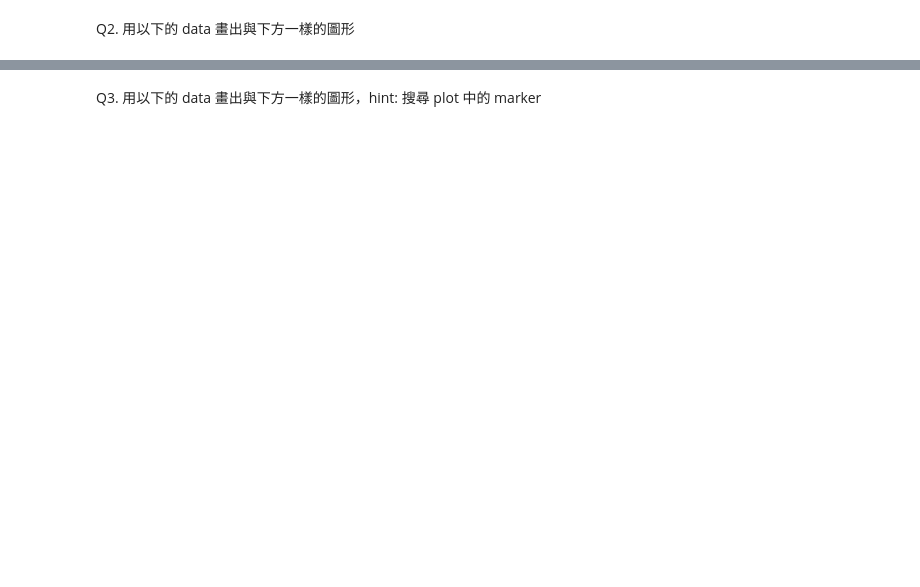
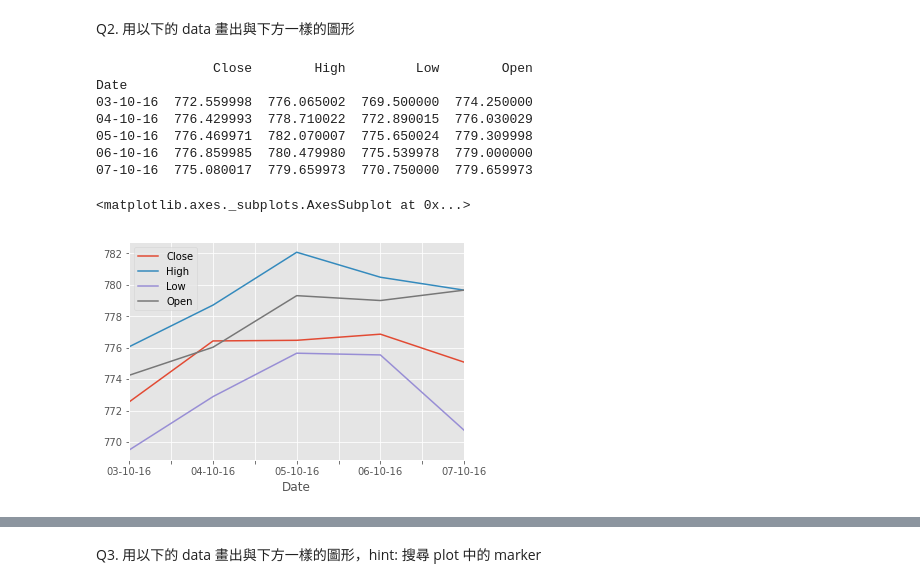
Before and after one commit to leeyt/aia-lab-python-tutorial, a Jupyter notebook: session_2.ipynb, the cells around one changed output, grey strips where cells are left out. Drawn from its saved outputs; the diff is of its cells as text; code cells hidden in the pictures; blank space fills up the shorter version.

Commit message:
Finish matplotlib exercise

```diff
--- a/session_2.ipynb
+++ b/session_2.ipynb
@@ -904,10 +908,26 @@ Q2. 用以下的 data 畫出與下方一樣的圖形
 # %%
 # DATA FOR Q2
 data = {"Date": ["03-10-16", "04-10-16", "05-10-16", "06-10-16", "07-10-16"],
         "Open": [774.25, 776.030029, 779.309998, 779, 779.659973],
         "High": [776.065002, 778.710022, 782.070007, 780.47998, 779.659973],
         "Low": [769.5, 772.890015, 775.650024, 775.539978, 770.75],
         "Close": [772.559998, 776.429993, 776.469971, 776.859985, 775.080017]}
+
+df = pd.DataFrame(data)
+df.index = df['Date']
+del df['Date']
+print(df)
+df.plot(x = df.index, y = df.columns)
+# %% [output]
+               Close        High         Low        Open
+Date
+03-10-16  772.559998  776.065002  769.500000  774.250000
+04-10-16  776.429993  778.710022  772.890015  776.030029
+05-10-16  776.469971  782.070007  775.650024  779.309998
+06-10-16  776.859985  780.479980  775.539978  779.000000
+07-10-16  775.080017  779.659973  770.750000  779.659973
+<matplotlib.axes._subplots.AxesSubplot at 0x...>
+[figure, added]
 # %% [markdown]
 ![](https://www.w3resource.com/w3r_images/matplotlib-basic-exercise-4.png)
 # %% [markdown]
```
Also changed, not shown: parts of 3 cells of this notebook.
